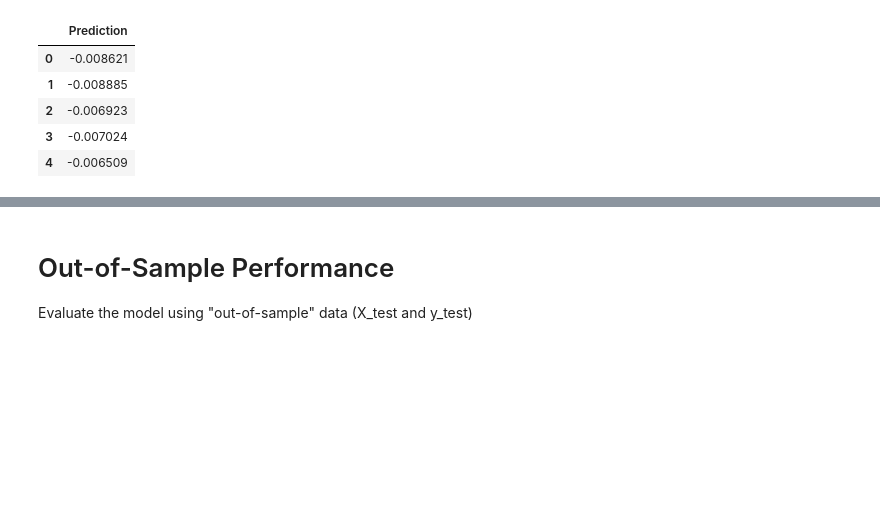
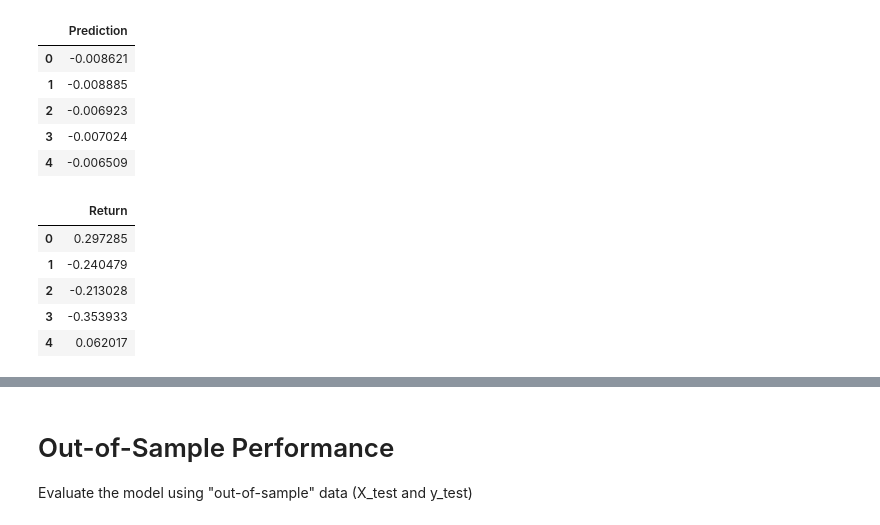
Before and after one commit to Anthibian/Time-Series-Analysis, a Jupyter notebook: Starter_Code/regression_analysis.ipynb, the cells around one changed output, grey strips where cells are left out. Drawn from its saved outputs; the diff is of its cells as text; code cells hidden in the pictures; blank space fills up the shorter version.

```diff
--- a/Starter_Code/regression_analysis.ipynb
+++ b/Starter_Code/regression_analysis.ipynb
@@ -164,4 +164,18 @@ predicted.head()
 | 2 | -0.006923 |
 | 3 | -0.007024 |
 | 4 | -0.006509 |
+# %%
+y_test2 = y_test
+
+#reset index of y_test
+y_test = y_test.reset_index(drop=True)
+
+y_test.head()
+# %% [output]
+|  | Return |
+| 0 | 0.297285 |
+| 1 | -0.240479 |
+| 2 | -0.213028 |
+| 3 | -0.353933 |
+| 4 | 0.062017 |
 # %%
```
Also changed, not shown: parts of 6 cells of this notebook.
